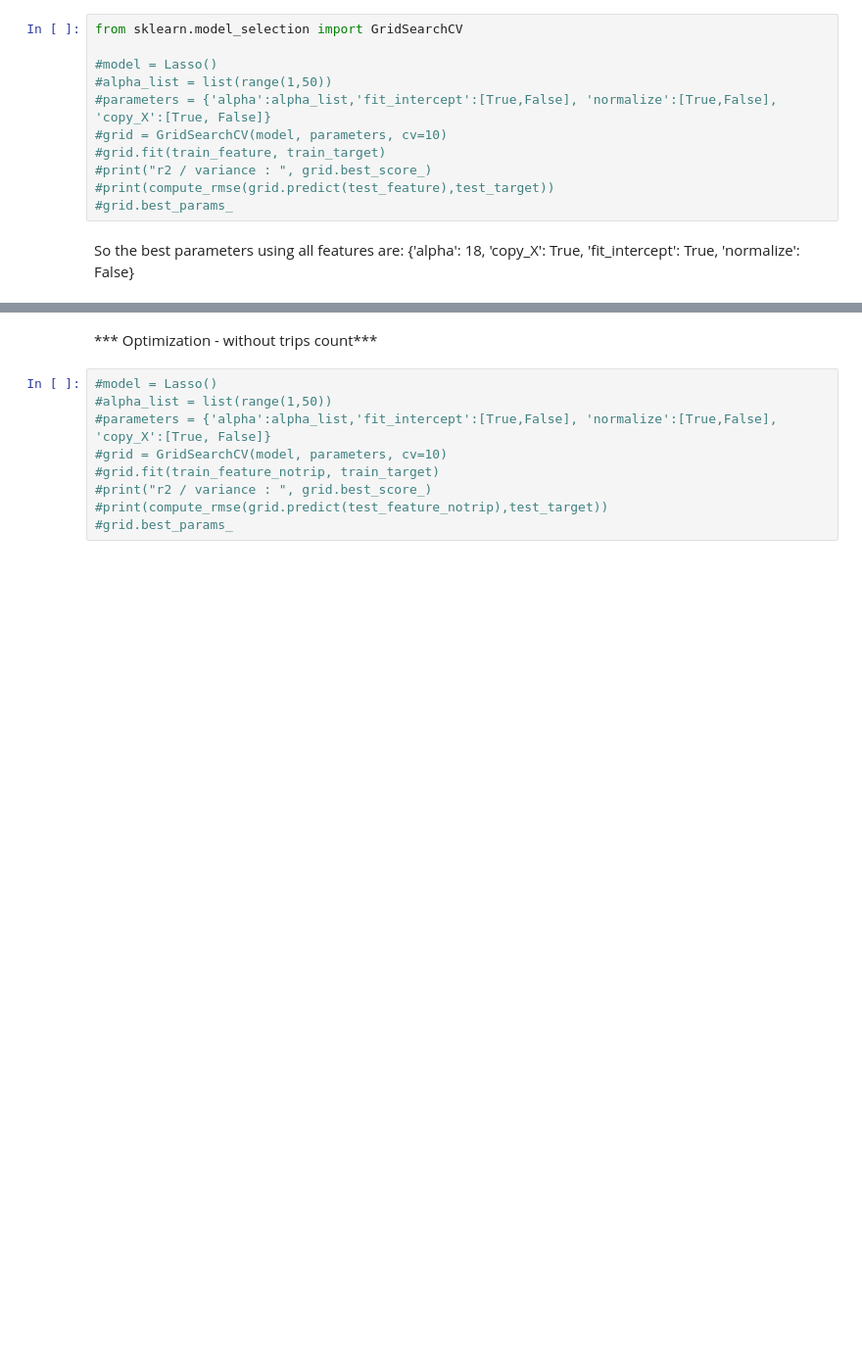
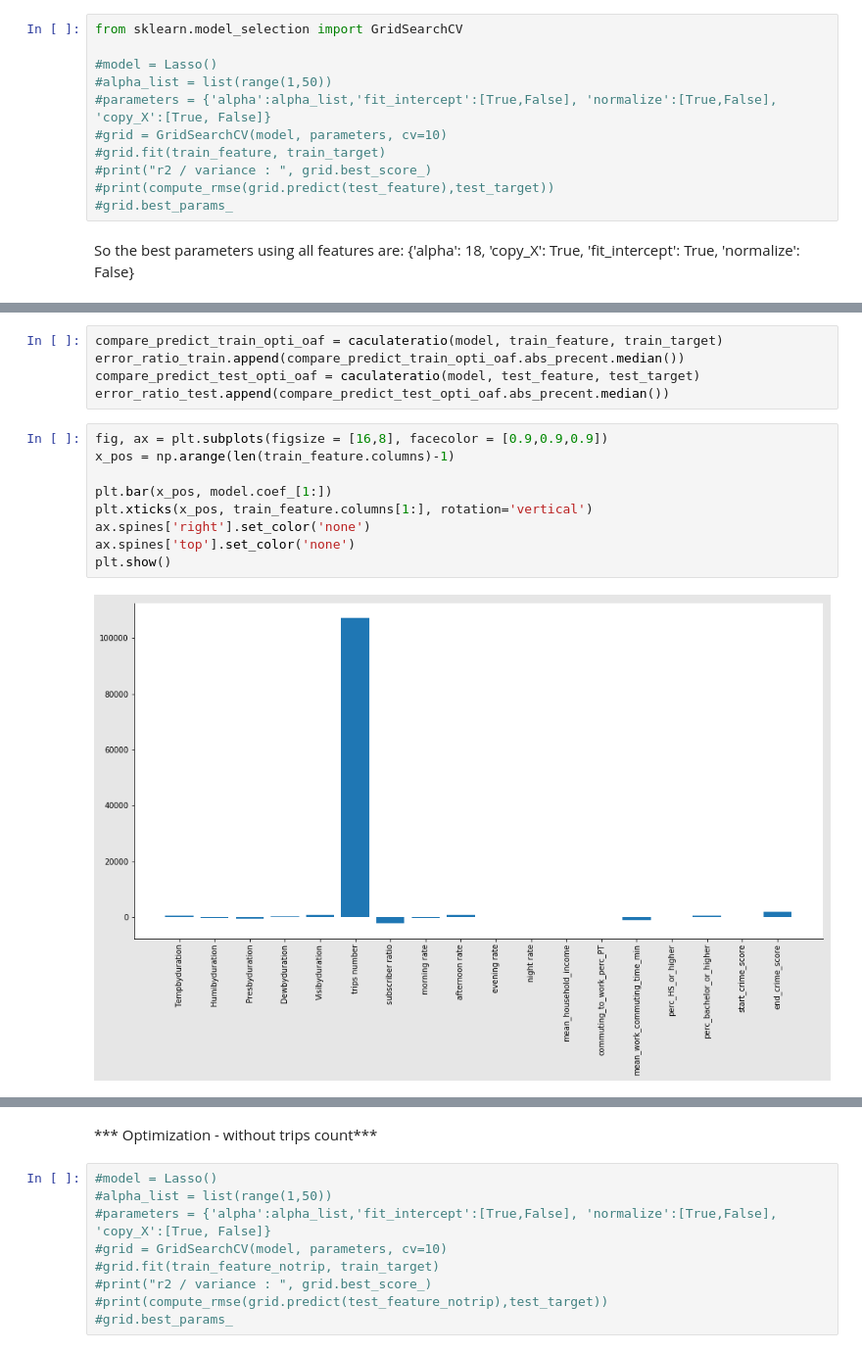
Before and after one commit to leon-lee-jl/MoBike, a Jupyter notebook: MoBike V1.0.ipynb, the cells around one changed output, grey strips where cells are left out. Shown at 98% size. Drawn from its saved outputs; the diff is of its cells as text; blank space fills up the shorter version.

```diff
--- a/MoBike V1.0.ipynb
+++ b/MoBike V1.0.ipynb
@@ -1157,0 +1006,16 @@ So the best parameters using all features are:
+# %%
+compare_predict_train_opti_oaf = caculateratio(model, train_feature, train_target)
+error_ratio_train.append(compare_predict_train_opti_oaf.abs_precent.median())
+compare_predict_test_opti_oaf = caculateratio(model, test_feature, test_target)
+error_ratio_test.append(compare_predict_test_opti_oaf.abs_precent.median())
+# %%
+fig, ax = plt.subplots(figsize = [16,8], facecolor = [0.9,0.9,0.9])
+x_pos = np.arange(len(train_feature.columns)-1)
+
+plt.bar(x_pos, model.coef_[1:])
+plt.xticks(x_pos, train_feature.columns[1:], rotation='vertical')
+ax.spines['right'].set_color('none')
+ax.spines['top'].set_color('none')
+plt.show()
+# %% [output]
+[figure, added]
```
Also changed, not shown: parts of 26 cells of this notebook.
